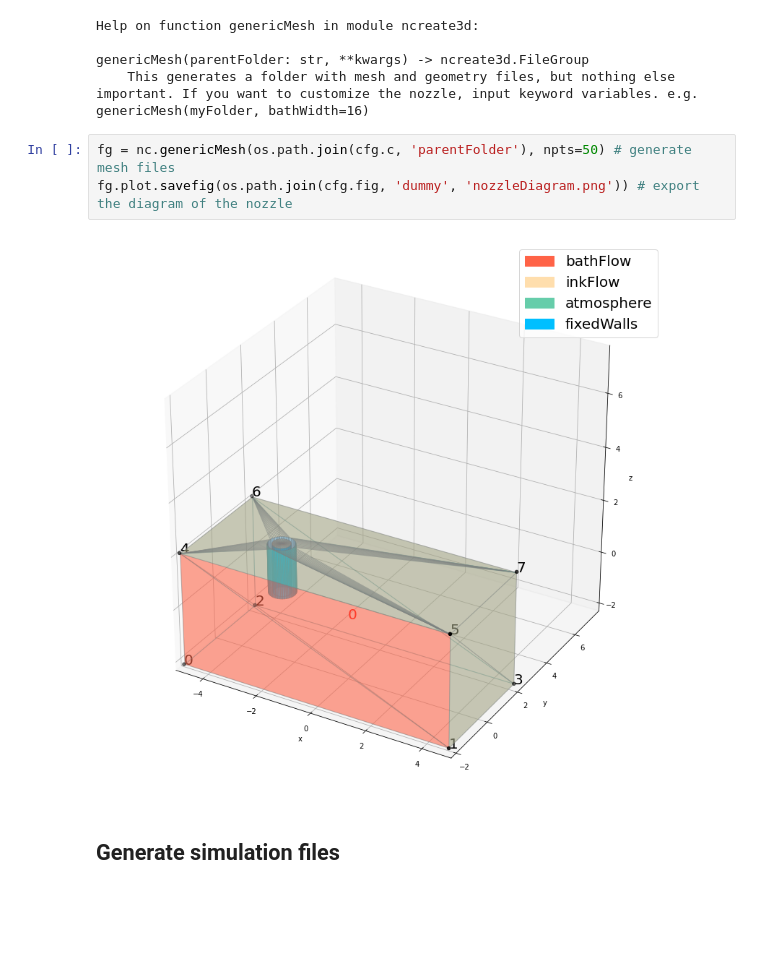
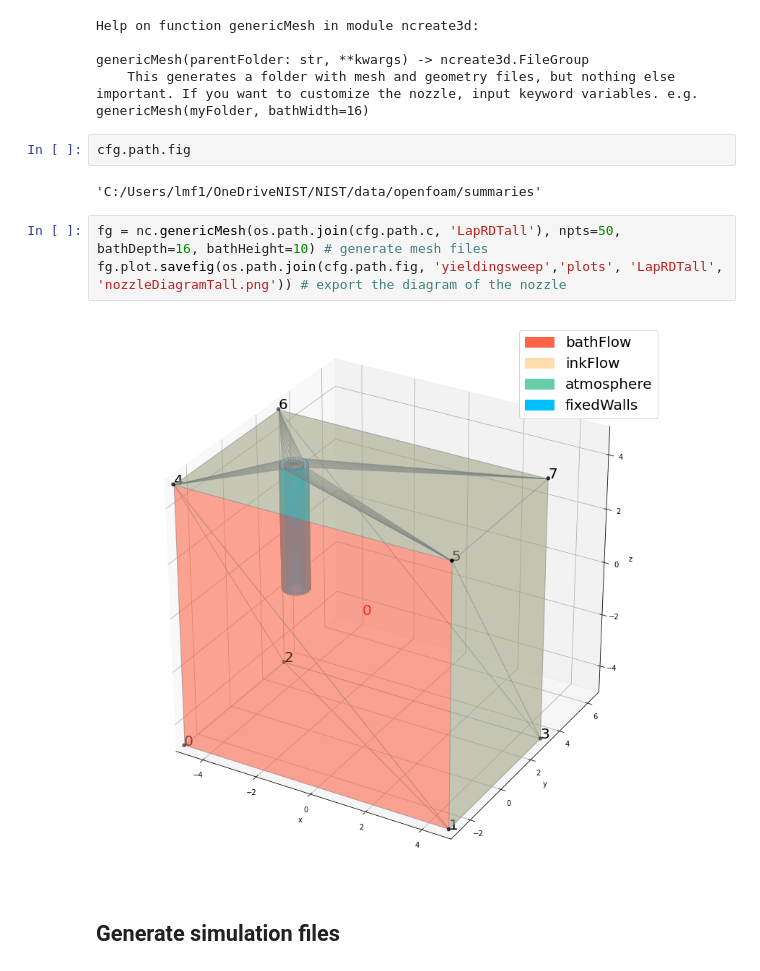
Before and after one commit to usnistgov/openfoamEmbedded3DP, a Jupyter notebook: pythonscripts/noz3dscript.ipynb, the cells around one changed output. Drawn from its saved outputs; the diff is of its cells as text; blank space fills up the shorter version.

```diff
--- a/pythonscripts/noz3dscript.ipynb
+++ b/pythonscripts/noz3dscript.ipynb
@@ -30,11 +30,15 @@ Help on function genericMesh in module ncreate3d:
 
 genericMesh(parentFolder: str, **kwargs) -> ncreate3d.FileGroup
     This generates a folder with mesh and geometry files, but nothing else important. If you want to customize the nozzle, input keyword variables. e.g. genericMesh(myFolder, bathWidth=16)
+# %%
+cfg.path.fig
+# %% [output]
+'C:/Users/lmf1/OneDriveNIST/NIST/data/openfoam/summaries'
 # %%
-fg = nc.genericMesh(os.path.join(cfg.c, 'parentFolder'), npts=50) # generate mesh files
-fg.plot.savefig(os.path.join(cfg.fig, 'dummy', 'nozzleDiagram.png')) # export the diagram of the nozzle
+fg = nc.genericMesh(os.path.join(cfg.path.c, 'LapRDTall'), npts=50, bathDepth=16, bathHeight=10) # generate mesh files
+fg.plot.savefig(os.path.join(cfg.path.fig, 'yieldingsweep','plots', 'LapRDTall', 'nozzleDiagramTall.png')) # export the diagram of the nozzle
 # %% [output]
-[figure, old version]
+[figure, new version]
 # %% [markdown]
 ## Generate simulation files
 # %% [markdown]
```
Also changed, not shown: parts of 2 cells of this notebook, 1 other file.
